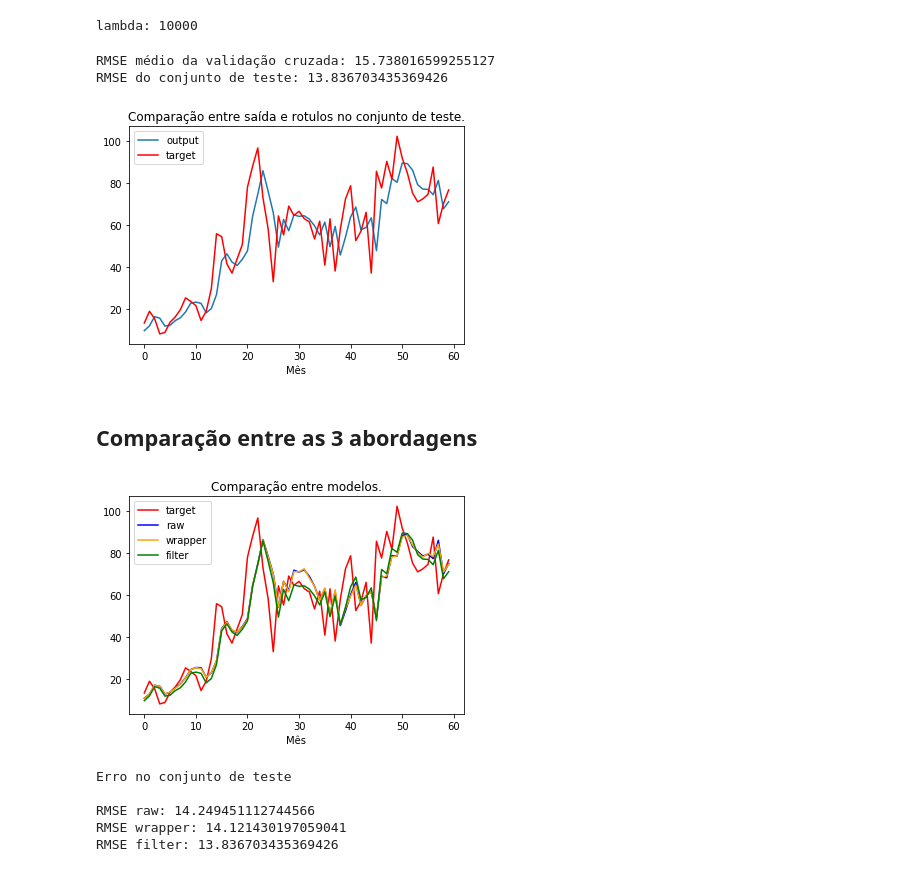
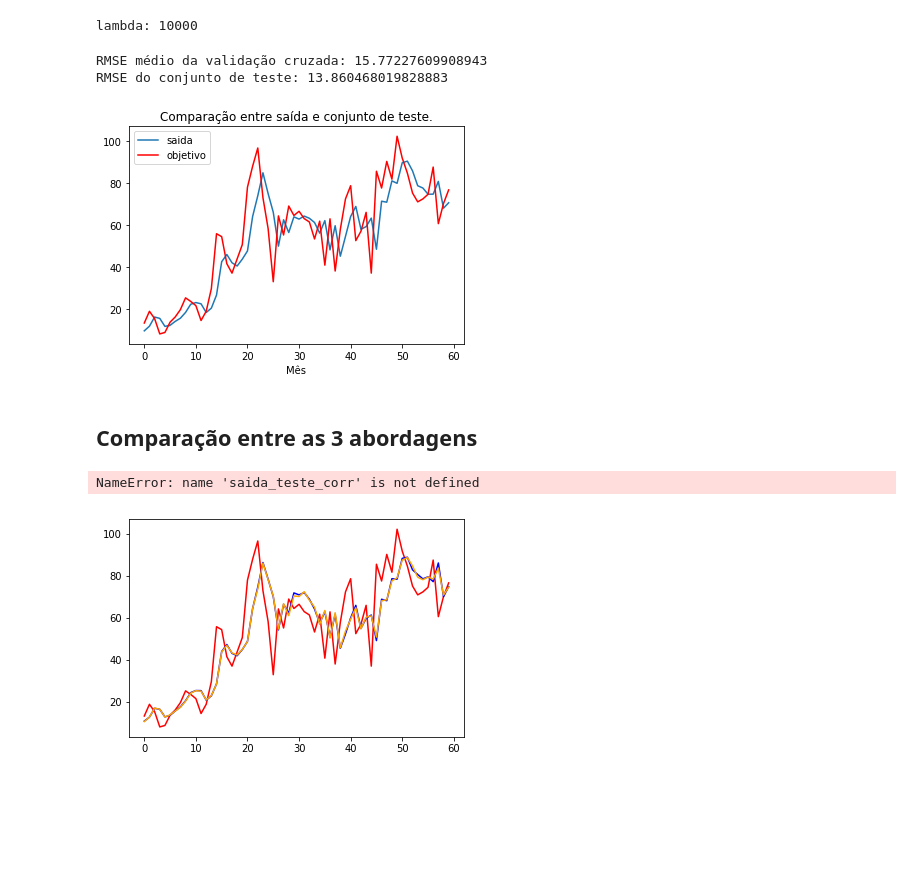
Before and after one commit to jimitogni/ia006, a Jupyter notebook: regressao.ipynb, the cells around one changed output. Drawn from its saved outputs; the diff is of its cells as text; code cells hidden in the pictures; blank space fills up the shorter version.

```diff
--- a/regressao.ipynb
+++ b/regressao.ipynb
@@ -204,7 +201,6 @@ def kfold(Phi, y, L, lamb_vec, v=0):
 ### Wrapper - backward elimination
 # %%
 def wrapper(Phi, y, K, L, lamb_vec, v=1):
-    """Backward selection of the N inputs using K fold cross validation for choosing ridge regression hyperparameter."""
     idx_vec = list(range(21))
     idx_mask = [1]*21
     mask = [e for e, f in zip(idx_vec, idx_mask) if f]
@@ -212,7 +208,7 @@ def wrapper(Phi, y, K, L, lamb_vec, v=1):
     (error, lamb) = kfold(Phi, y, L, lamb_vec, v>1)
     ret.append([0, error, lamb, mask])
     if v > 0:
-        print("min RMSE = {:13.10f} | lambda = {} | Features: ".format(error, lamb), end="")
+        print("menor RMSE = {:13.10f} | lambda = {} | Elementos: ".format(error, lamb), end="")
         print(mask)
         print()
     for i in range(1, K):
@@ -227,16 +223,16 @@ def wrapper(Phi, y, K, L, lamb_vec, v=1):
                 min_l = lamb
                 min_idx = j
             if v > 1:
-                print("\tN = {} | min RMSE = {:.4f} | drop= {} | lambda = {}".format(i, error, j, lamb))
+                print("\tN = {} | menor RMSE = {:.4f} | drop= {} | lambda = {}".format(i, error, j, lamb))
         idx_mask[min_idx] = 0
         mask = [e for e, f in zip(idx_vec, idx_mask) if f]
         ret.append([i, min_error, min_l, mask])
         if v > 0:
-            print("min RMSE = {:13.10f} | lambda = {} | Features: ".format(min_error, min_l), end="")
+            print("menor RMSE = {:13.10f} | lambda = {} | Elementos: ".format(min_error, min_l), end="")
             print(mask)
             print()
     return ret
 # %%
 lamb_vec = [0, 10, 30, 60, 100, 300, 600, 1000, 3000, 6000, 10000, 30000, 60000]
-vec = wrapper(Phi_train, y_train, 20, 5, lamb_vec, 1)
+vec = wrapper(Phi_treino, y_treino, 20, 5, lamb_vec, 1)
 # %% [output]
@@ -276,6 +272,6 @@ plt.show()
 # %%
-w = mmq_l2(Phi_train[:,vec[idx,3]], y_train, vec[idx, 2])
+w = mmq_l2(Phi_treino[:,vec[idx,3]], y_treino, vec[idx, 2])
 # %%
-out_train = linreg(w, Phi_train[:,vec[idx,3]])
-out_test_wrapper = linreg(w, Phi_test[:,vec[idx,3]])
+saida_treino = reg(w, Phi_treino[:,vec[idx,3]])
+saida_teste_wrapper = reg(w, Phi_teste[:,vec[idx,3]])
 # %%
@@ -336,40 +332,36 @@ out_test_corr = linreg(w, Phi_test[:,mask_corr])
 # %%
-print("RMSE médio da validação cruzada: {}\nRMSE do conjunto de teste: {}".format(error, rmse(out_test_corr, y_test)))
+print("RMSE médio da validação cruzada: {}\nRMSE do conjunto de teste: {}".format(error, rmse(saida_treino_corr, y_teste)))
 # %% [output]
-RMSE médio da validação cruzada: 15.738016599255127
-RMSE do conjunto de teste: 13.836703435369426
+RMSE médio da validação cruzada: 15.77227609908943
+RMSE do conjunto de teste: 13.860468019828883
 # %%
-plt.plot(out_test_corr)
-plt.plot(y_test, '-r')
+plt.plot(saida_treino_corr)
+plt.plot(y_teste, '-r')
 plt.xlabel('Mês')
-plt.legend(('output', 'target'))
-plt.title('Comparação entre saída e rotulos no conjunto de teste.')
-plt.savefig('images/filter.png', bbox_inches='tight')
+plt.legend(('saida', 'objetivo'))
+plt.title('Comparação entre saída e conjunto de teste.')
+plt.savefig('filtro.png', bbox_inches='tight')
 plt.show()
 # %% [output]
-[figure, old version]
+[figure, new version]
 # %% [markdown]
 ## Comparação entre as 3 abordagens
 # %%
-plt.plot(y_test, '-r')
-plt.plot(out_test, '-b')
-plt.plot(out_test_wrapper, 'orange')
-plt.plot(out_test_corr, 'g')
+plt.plot(y_teste, '-r')
+plt.plot(saida_teste, '-b')
+plt.plot(saida_teste_wrapper, 'orange')
+plt.plot(saida_teste_corr, 'g')#ver essa variavel
 
 plt.xlabel('Mês')
-plt.legend(('target', 'raw', 'wrapper', 'filter'))
+plt.legend(('objetivo', 'raw', 'wrapper', 'filtro'))
 plt.title('Comparação entre modelos.')
-plt.savefig('images/comparison.png', bbox_inches='tight')
+plt.savefig('comparacao.png', bbox_inches='tight')
 plt.show()
 
 print("Erro no conjunto de teste\n")
-print("RMSE raw: {}".format(rmse(out_test, y_test)))
-print("RMSE wrapper: {}".format(rmse(out_test_wrapper, y_test)))
-print("RMSE filter: {}".format(rmse(out_test_corr, y_test)))
+print("RMSE raw: {}".format(rmse(saida_teste, y_teste)))
+print("RMSE wrapper: {}".format(rmse(saida_teste_wrapper, y_teste)))
+print("RMSE filtro: {}".format(rmse(saida_teste_corr, y_teste)))
 # %% [output]
+NameError: name 'saida_teste_corr' is not defined
-[figure, old version]
+[figure, new version]
-Erro no conjunto de teste
-
-RMSE raw: 14.249451112744566
-RMSE wrapper: 14.121430197059041
-RMSE filter: 13.836703435369426
```
Also changed, not shown: parts of 23 cells of this notebook, 4 other files.
